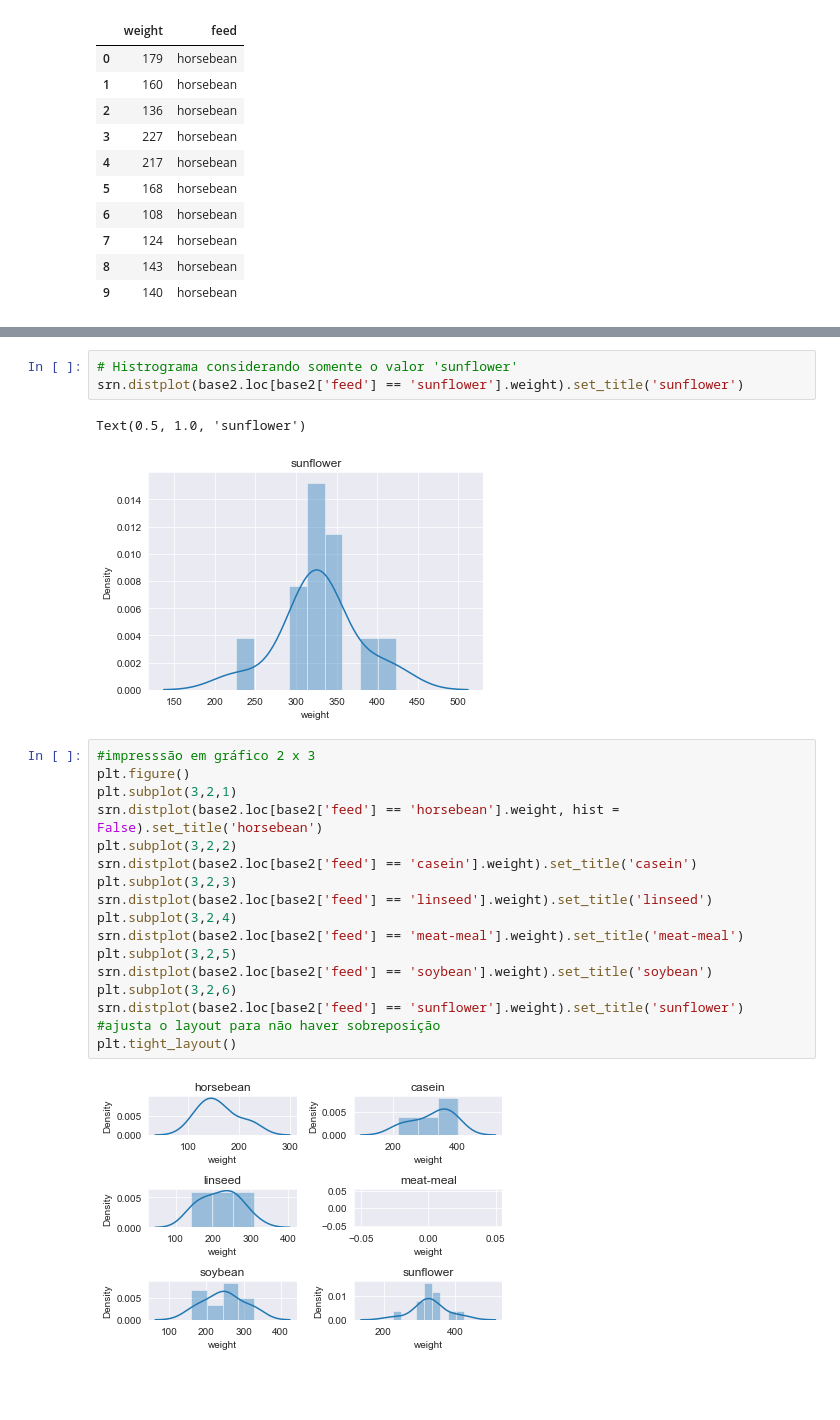
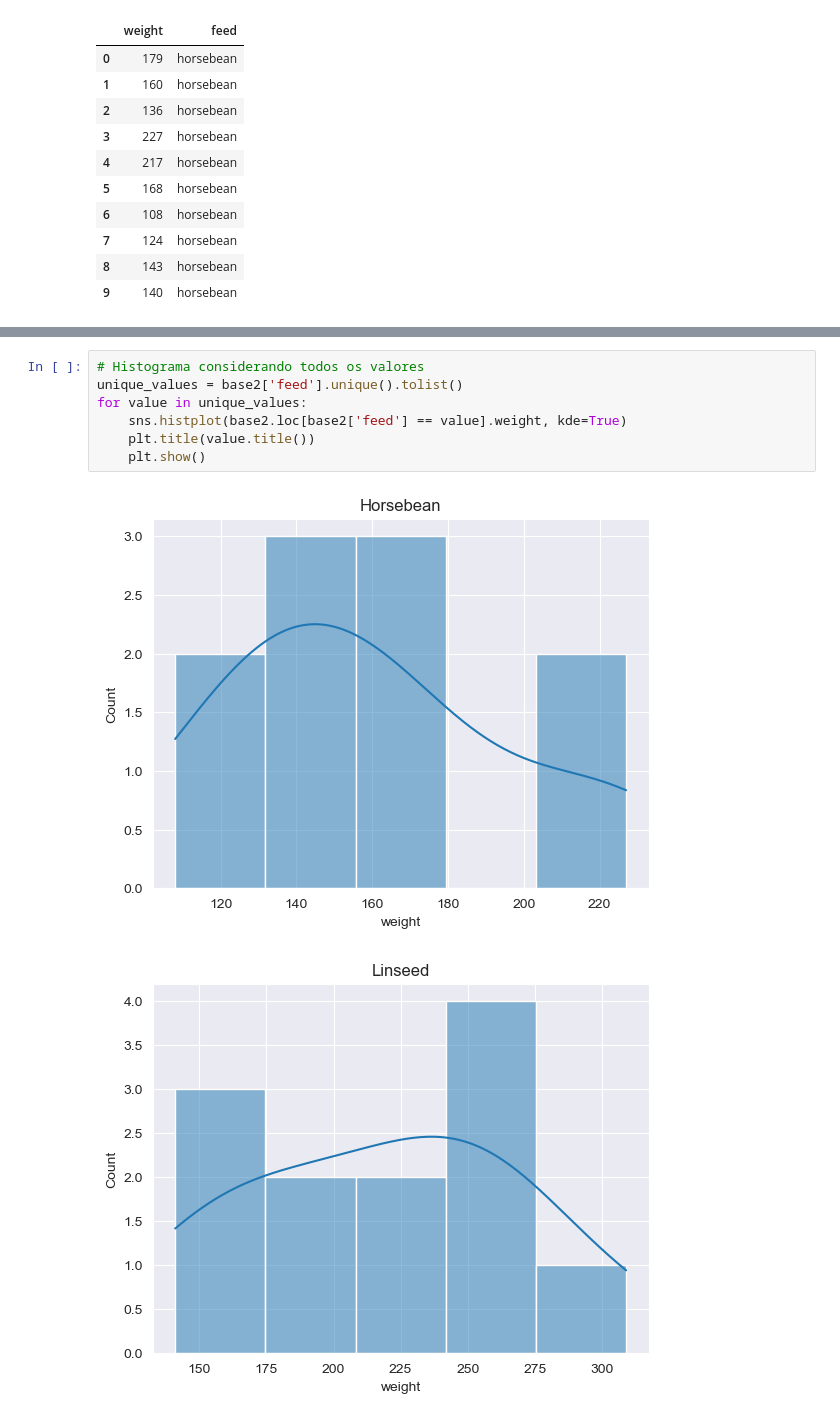
Before and after one commit to unchain0/Formacao-Cientista-de-Dados, a Jupyter notebook: 13.Prática em Python/scripts/9.histograma_densidade_seaborn_.ipynb, the cells around one changed output, grey strips where cells are left out. Cells and saved outputs as stored; diff of their text form; blank space fills up the shorter version.

```diff
--- a/13.Prática em Python/scripts/9.histograma_densidade_seaborn_.ipynb
+++ b/13.Prática em Python/scripts/9.histograma_densidade_seaborn_.ipynb
@@ -97,25 +74,10 @@ Text(0.5, 1.0, 'soybean')
-# %%
-# Histrograma considerando somente o valor 'sunflower'
-srn.distplot(base2.loc[base2['feed'] == 'sunflower'].weight).set_title('sunflower')
-# %% [output]
-Text(0.5, 1.0, 'sunflower')
-[figure, removed]
-# %%
-#impresssão em gráfico 2 x 3
-plt.figure()
-plt.subplot(3,2,1)
-srn.distplot(base2.loc[base2['feed'] == 'horsebean'].weight, hist = False).set_title('horsebean')
-plt.subplot(3,2,2)
-srn.distplot(base2.loc[base2['feed'] == 'casein'].weight).set_title('casein')
-plt.subplot(3,2,3)
-srn.distplot(base2.loc[base2['feed'] == 'linseed'].weight).set_title('linseed')
-plt.subplot(3,2,4)
-srn.distplot(base2.loc[base2['feed'] == 'meat-meal'].weight).set_title('meat-meal')
-plt.subplot(3,2,5)
-srn.distplot(base2.loc[base2['feed'] == 'soybean'].weight).set_title('soybean')
-plt.subplot(3,2,6)
-srn.distplot(base2.loc[base2['feed'] == 'sunflower'].weight).set_title('sunflower')
-#ajusta o layout para não haver sobreposição
-plt.tight_layout()
-# %% [output]
-[figure, removed]
+# %%
+# Histograma considerando todos os valores
+unique_values = base2['feed'].unique().tolist()
+for value in unique_values:
+    sns.histplot(base2.loc[base2['feed'] == value].weight, kde=True)
+    plt.title(value.title())
+    plt.show()
+# %% [output]
+[figure, added]
+[figure, added]
```
Also changed, not shown: parts of 11 cells of this notebook.
